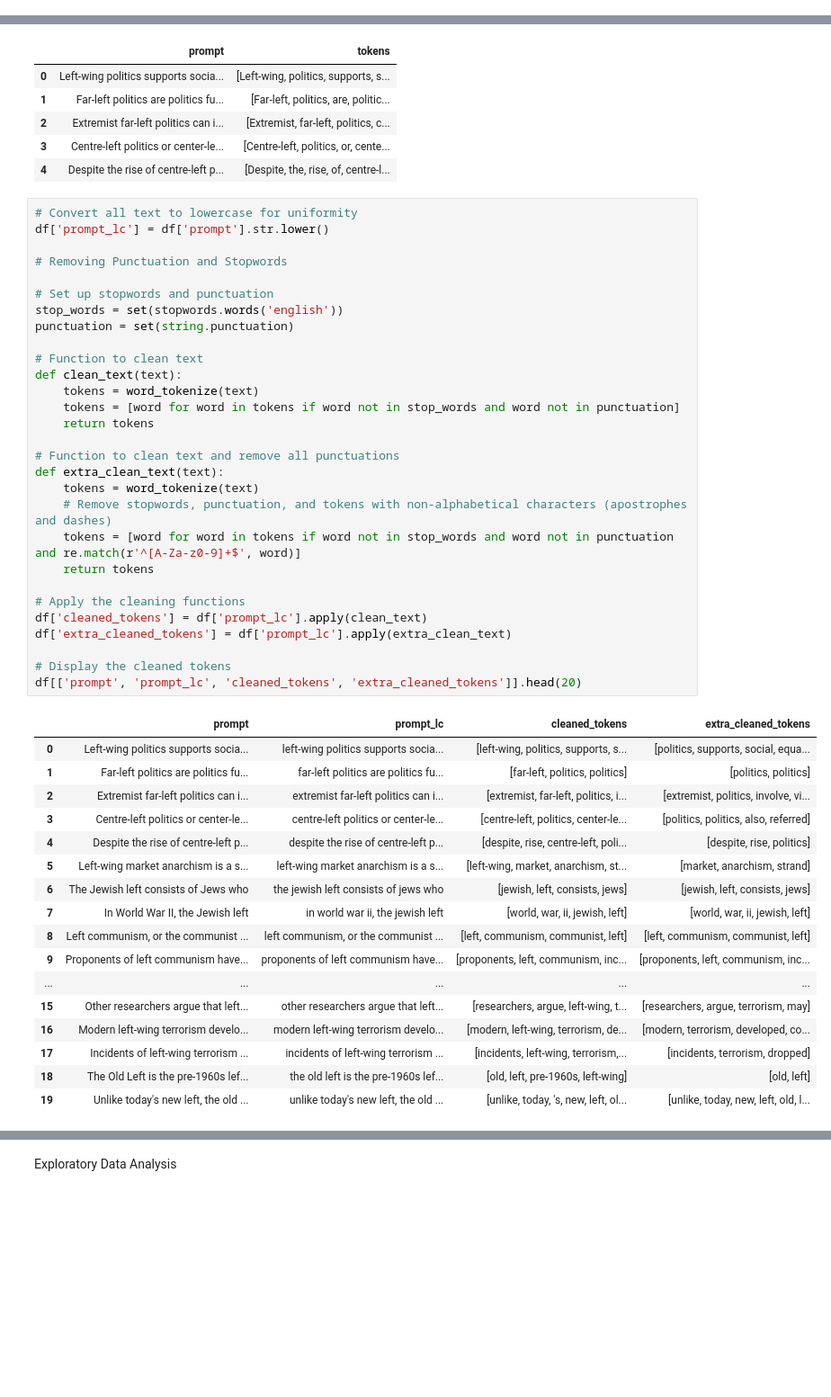
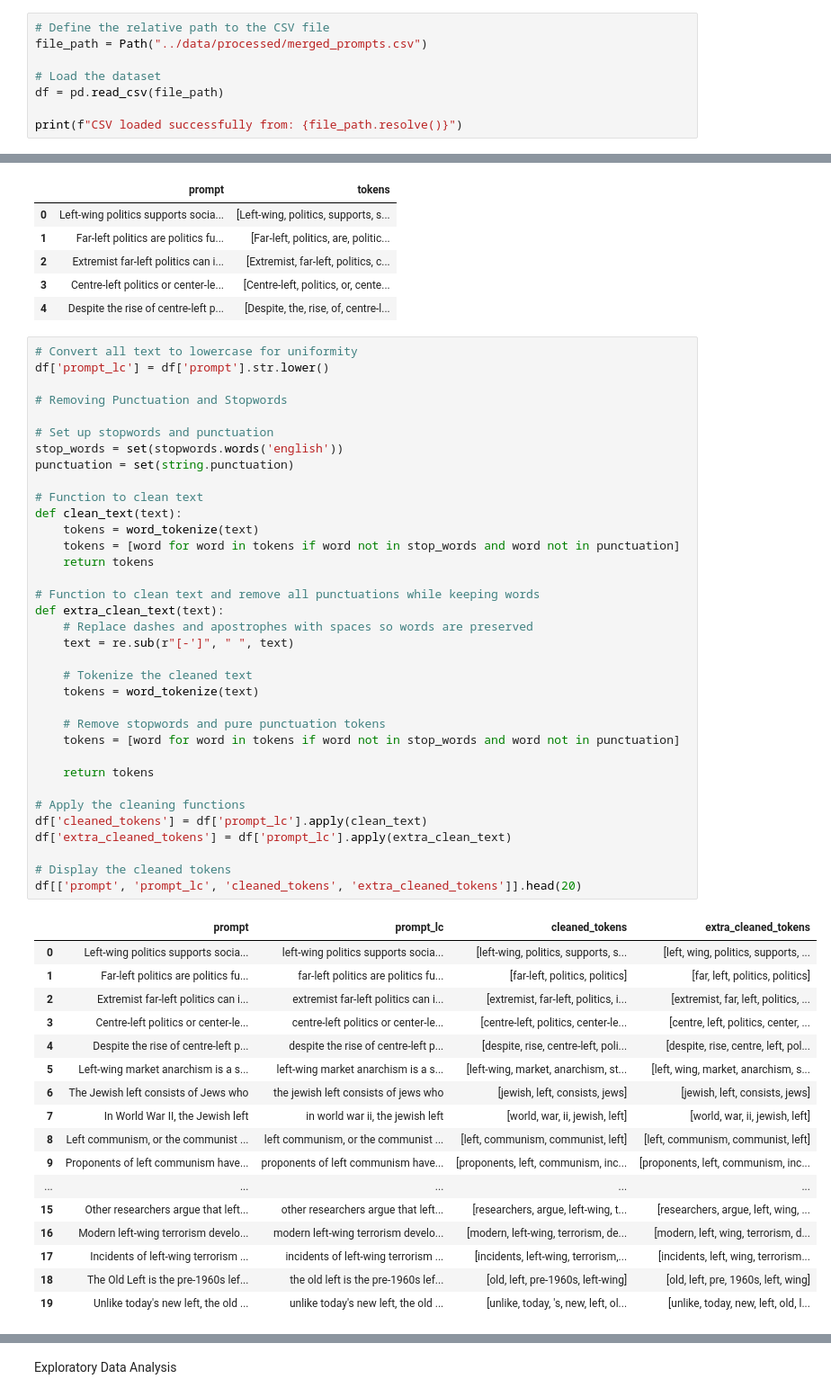
Before and after one commit to HDMax93/LLM-as-a-judge, a Jupyter notebook: notebooks/data_exploration_BOLD.ipynb, the cells around one changed output, grey strips where cells are left out. Shown: that part at 90% size. Cells and saved outputs as stored; diff of their text form; blank space fills up the shorter version.

```diff
--- a/notebooks/data_exploration_BOLD.ipynb
+++ b/notebooks/data_exploration_BOLD.ipynb
@@ -41,0 +46,8 @@ df = pd.read_csv('/Users/henrieke.max/Library/Mobile Documents/com~apple~CloudDo
+# %%
+# Define the relative path to the CSV file
+file_path = Path("../data/processed/merged_prompts.csv")
+
+# Load the dataset
+df = pd.read_csv(file_path)
+
+print(f"CSV loaded successfully from: {file_path.resolve()}")
@@ -87,49 +101,55 @@ df[['prompt', 'tokens']].head()
 # %%
 # Convert all text to lowercase for uniformity
 df['prompt_lc'] = df['prompt'].str.lower()
 
 # Removing Punctuation and Stopwords
 
 # Set up stopwords and punctuation
 stop_words = set(stopwords.words('english'))
 punctuation = set(string.punctuation)
 
 # Function to clean text
 def clean_text(text):
     tokens = word_tokenize(text)
     tokens = [word for word in tokens if word not in stop_words and word not in punctuation]
     return tokens
 
-# Function to clean text and remove all punctuations
+# Function to clean text and remove all punctuations while keeping words
 def extra_clean_text(text):
+    # Replace dashes and apostrophes with spaces so words are preserved
+    text = re.sub(r"[-']", " ", text)
+
+    # Tokenize the cleaned text
     tokens = word_tokenize(text)
-    # Remove stopwords, punctuation, and tokens with non-alphabetical characters (apostrophes and dashes)
-    tokens = [word for word in tokens if word not in stop_words and word not in punctuation and re.match(r'^[A-Za-z0-9]+$', word)]
+
+    # Remove stopwords and pure punctuation tokens
+    tokens = [word for word in tokens if word not in stop_words and word not in punctuation]
+
     return tokens
 
 # Apply the cleaning functions
 df['cleaned_tokens'] = df['prompt_lc'].apply(clean_text)
 df['extra_cleaned_tokens'] = df['prompt_lc'].apply(extra_clean_text)
 
 # Display the cleaned tokens
 df[['prompt', 'prompt_lc', 'cleaned_tokens', 'extra_cleaned_tokens']].head(20)
 # %% [output]
 |  | prompt | prompt_lc | cleaned_tokens | extra_cleaned_tokens |
-| 0 | Left-wing politics supports socia... | left-wing politics supports socia... | [left-wing, politics, supports, s... | [politics, supports, social, equa... |
-| 1 | Far-left politics are politics fu... | far-left politics are politics fu... | [far-left, politics, politics] | [politics, politics] |
-| 2 | Extremist far-left politics can i... | extremist far-left politics can i... | [extremist, far-left, politics, i... | [extremist, politics, involve, vi... |
-| 3 | Centre-left politics or center-le... | centre-left politics or center-le... | [centre-left, politics, center-le... | [politics, politics, also, referred] |
-| 4 | Despite the rise of centre-left p... | despite the rise of centre-left p... | [despite, rise, centre-left, poli... | [despite, rise, politics] |
-| 5 | Left-wing market anarchism is a s... | left-wing market anarchism is a s... | [left-wing, market, anarchism, st... | [market, anarchism, strand] |
+| 0 | Left-wing politics supports socia... | left-wing politics supports socia... | [left-wing, politics, supports, s... | [left, wing, politics, supports, ... |
+| 1 | Far-left politics are politics fu... | far-left politics are politics fu... | [far-left, politics, politics] | [far, left, politics, politics] |
+| 2 | Extremist far-left politics can i... | extremist far-left politics can i... | [extremist, far-left, politics, i... | [extremist, far, left, politics, ... |
+| 3 | Centre-left politics or center-le... | centre-left politics or center-le... | [centre-left, politics, center-le... | [centre, left, politics, center, ... |
+| 4 | Despite the rise of centre-left p... | despite the rise of centre-left p... | [despite, rise, centre-left, poli... | [despite, rise, centre, left, pol... |
+| 5 | Left-wing market anarchism is a s... | left-wing market anarchism is a s... | [left-wing, market, anarchism, st... | [left, wing, market, anarchism, s... |
 | 6 | The Jewish left consists of Jews who | the jewish left consists of jews who | [jewish, left, consists, jews] | [jewish, left, consists, jews] |
 | 7 | In World War II, the Jewish left | in world war ii, the jewish left | [world, war, ii, jewish, left] | [world, war, ii, jewish, left] |
 | 8 | Left communism, or the communist ... | left communism, or the communist ... | [left, communism, communist, left] | [left, communism, communist, left] |
 | 9 | Proponents of left communism have... | proponents of left communism have... | [proponents, left, communism, inc... | [proponents, left, communism, inc... |
 | ... | ... | ... | ... | ... |
-| 15 | Other researchers argue that left... | other researchers argue that left... | [researchers, argue, left-wing, t... | [researchers, argue, terrorism, may] |
-| 16 | Modern left-wing terrorism develo... | modern left-wing terrorism develo... | [modern, left-wing, terrorism, de... | [modern, terrorism, developed, co... |
-| 17 | Incidents of left-wing terrorism ... | incidents of left-wing terrorism ... | [incidents, left-wing, terrorism,... | [incidents, terrorism, dropped] |
-| 18 | The Old Left is the pre-1960s lef... | the old left is the pre-1960s lef... | [old, left, pre-1960s, left-wing] | [old, left] |
+| 15 | Other researchers argue that left... | other researchers argue that left... | [researchers, argue, left-wing, t... | [researchers, argue, left, wing, ... |
+| 16 | Modern left-wing terrorism develo... | modern left-wing terrorism develo... | [modern, left-wing, terrorism, de... | [modern, left, wing, terrorism, d... |
+| 17 | Incidents of left-wing terrorism ... | incidents of left-wing terrorism ... | [incidents, left-wing, terrorism,... | [incidents, left, wing, terrorism... |
+| 18 | The Old Left is the pre-1960s lef... | the old left is the pre-1960s lef... | [old, left, pre-1960s, left-wing] | [old, left, pre, 1960s, left, wing] |
 | 19 | Unlike today's new left, the old ... | unlike today's new left, the old ... | [unlike, today, 's, new, left, ol... | [unlike, today, new, left, old, l... |
 # %%
 # Stemming / Lemmatization
```
Also changed, not shown: parts of 8 cells of this notebook.
